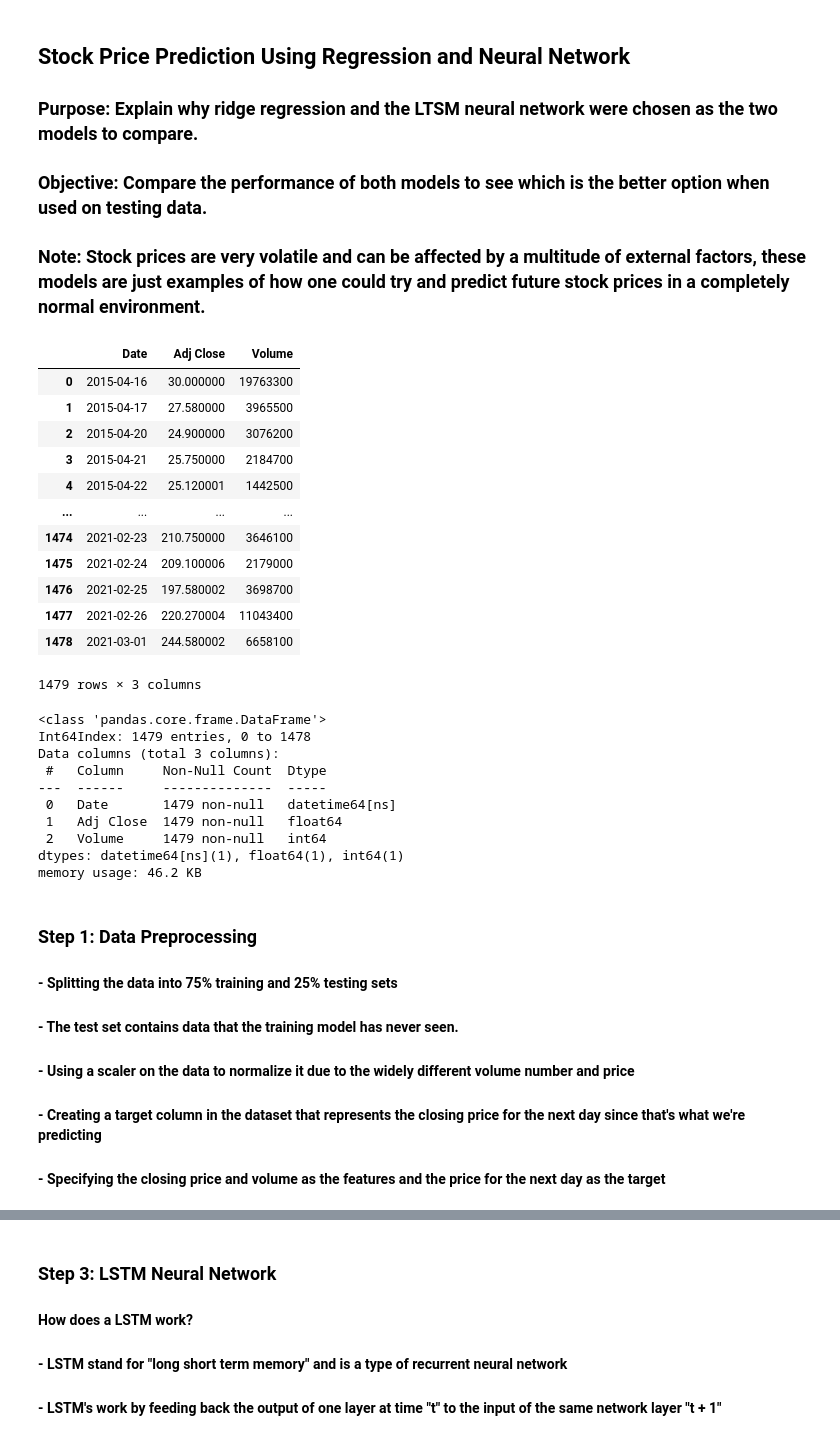
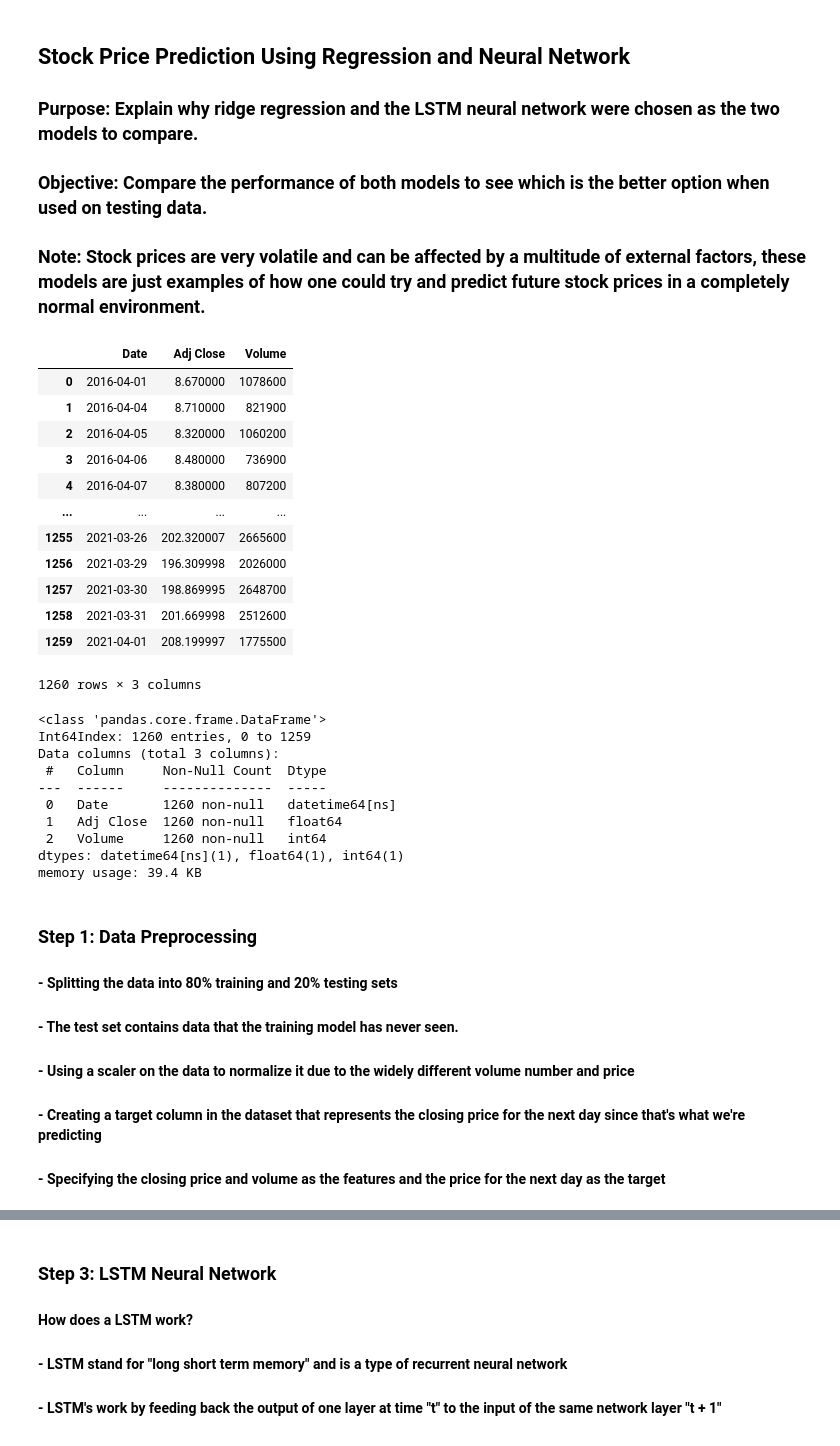
Before and after one commit to NoahEBledsoe/InvestmentAnalysisAndOptimization, a Jupyter notebook: StockPriceForecasting.ipynb, the cells around one changed output, grey strips where cells are left out. Saved outputs shown, nothing was run; the diff lists cells and outputs as text; code cells hidden in the pictures.

```diff
--- a/StockPriceForecasting.ipynb
+++ b/StockPriceForecasting.ipynb
@@ -1,6 +1,6 @@
 # %% [markdown]
 ## Stock Price Prediction Using Regression and Neural Network
-### Purpose: Explain why ridge regression and the LTSM neural network were chosen as the two models to compare.
+### Purpose: Explain why ridge regression and the LSTM neural network were chosen as the two models to compare.
 ### Objective: Compare the performance of both models to see which is the better option when used on testing data.
 ### Note: Stock prices are very volatile and can be affected by a multitude of external factors, these models are just examples of how one could try and predict future stock prices in a completely normal environment.
 # %%
@@ -23,45 +24,45 @@ from sklearn.metrics import classification_report
 from sklearn.metrics import mean_squared_error, r2_score
 from sklearn.preprocessing import MinMaxScaler
 # %%
-#Using yfinance to read in 5 years of daily closing prices and volume for Etsy to see if we can predict it's future price.
+#Using yfinance to read in 5 years of daily prices and volume for Etsy to see if we can predict it's future price.
 #Previous prices and volume will be the two predictors
-stockDF = pdr.get_data_yahoo('ETSY', start = '2011-03-01', end = '2021-03-01')[['Adj Close', 'Volume']]
+stockDF = pdr.get_data_yahoo('ETSY', start = '2016-04-01', end = '2021-04-01')[['Adj Close', 'Volume']]
 stockDF.reset_index(inplace = True)
 
 #It should already be in ascending order by date but using sort_values to confirm.
 stockDF = stockDF.sort_values(by = ['Date'])
 stockDF
 # %% [output]
 |  | Date | Adj Close | Volume |
-| 0 | 2015-04-16 | 30.000000 | 19763300 |
-| 1 | 2015-04-17 | 27.580000 | 3965500 |
-| 2 | 2015-04-20 | 24.900000 | 3076200 |
-| 3 | 2015-04-21 | 25.750000 | 2184700 |
-| 4 | 2015-04-22 | 25.120001 | 1442500 |
+| 0 | 2016-04-01 | 8.670000 | 1078600 |
+| 1 | 2016-04-04 | 8.710000 | 821900 |
+| 2 | 2016-04-05 | 8.320000 | 1060200 |
+| 3 | 2016-04-06 | 8.480000 | 736900 |
+| 4 | 2016-04-07 | 8.380000 | 807200 |
 | ... | ... | ... | ... |
-| 1474 | 2021-02-23 | 210.750000 | 3646100 |
-| 1475 | 2021-02-24 | 209.100006 | 2179000 |
-| 1476 | 2021-02-25 | 197.580002 | 3698700 |
-| 1477 | 2021-02-26 | 220.270004 | 11043400 |
-| 1478 | 2021-03-01 | 244.580002 | 6658100 |
+| 1255 | 2021-03-26 | 202.320007 | 2665600 |
+| 1256 | 2021-03-29 | 196.309998 | 2026000 |
+| 1257 | 2021-03-30 | 198.869995 | 2648700 |
+| 1258 | 2021-03-31 | 201.669998 | 2512600 |
+| 1259 | 2021-04-01 | 208.199997 | 1775500 |
-1479 rows × 3 columns
+1260 rows × 3 columns
 # %%
 #Examining the datatypes of the dataframe to confirm everything imported correctly
 stockDF.info()
 # %% [output]
 <class 'pandas.core.frame.DataFrame'>
-Int64Index: 1479 entries, 0 to 1478
+Int64Index: 1260 entries, 0 to 1259
 Data columns (total 3 columns):
  #   Column     Non-Null Count  Dtype
 ---  ------     --------------  -----
- 0   Date       1479 non-null   datetime64[ns]
- 1   Adj Close  1479 non-null   float64
- 2   Volume     1479 non-null   int64
+ 0   Date       1260 non-null   datetime64[ns]
+ 1   Adj Close  1260 non-null   float64
+ 2   Volume     1260 non-null   int64
 dtypes: datetime64[ns](1), float64(1), int64(1)
-memory usage: 46.2 KB
+memory usage: 39.4 KB
 # %% [markdown]
 ### Step 1: Data Preprocessing
-#### - Splitting the data into 75% training and 25% testing sets
+#### - Splitting the data into 80% training and 20% testing sets
 #### - The test set contains data that the training model has never seen.
 #### - Using a scaler on the data to normalize it due to the widely different volume number and price
 #### - Creating a target column in the dataset that represents the closing price for the next day since that's what we're predicting
```
Also changed, not shown: parts of 23 cells of this notebook.
